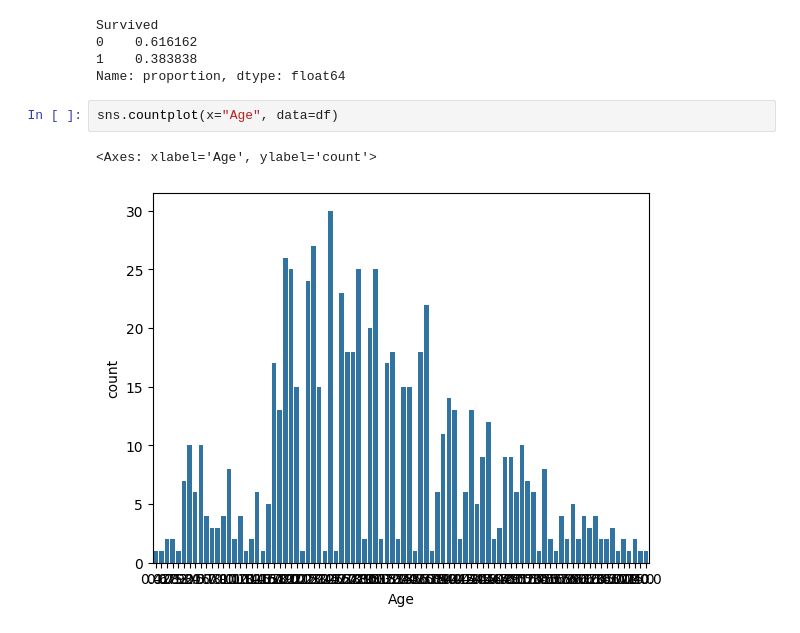
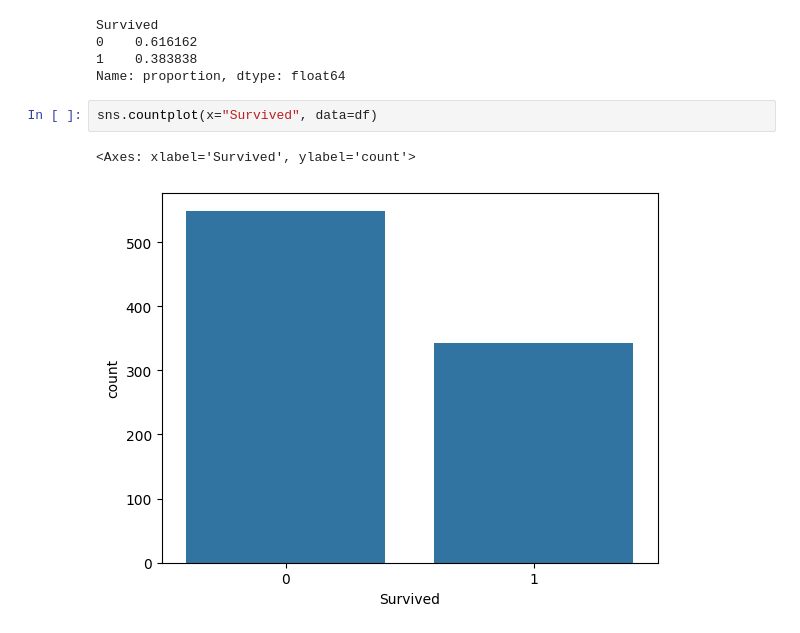
Before and after one commit to SamirTaous/titanic-survival-predictor, a Jupyter notebook: titanic-survival-predictor.ipynb, the cells around one changed output. Drawn from its saved outputs; the diff is of its cells as text.

Commit message:
Cleaned & Prepared Data for training

```diff
--- a/titanic-survival-predictor.ipynb
+++ b/titanic-survival-predictor.ipynb
@@ -59,7 +61,7 @@ Survived
 1    0.383838
 Name: proportion, dtype: float64
 # %%
-sns.countplot(x="Age", data=df)
+sns.countplot(x="Survived", data=df)
 # %% [output]
-<Axes: xlabel='Age', ylabel='count'>
+<Axes: xlabel='Survived', ylabel='count'>
-[figure, old version]
+[figure, new version]
```
Also changed, not shown: parts of 7 cells of this notebook, 1 other file.
